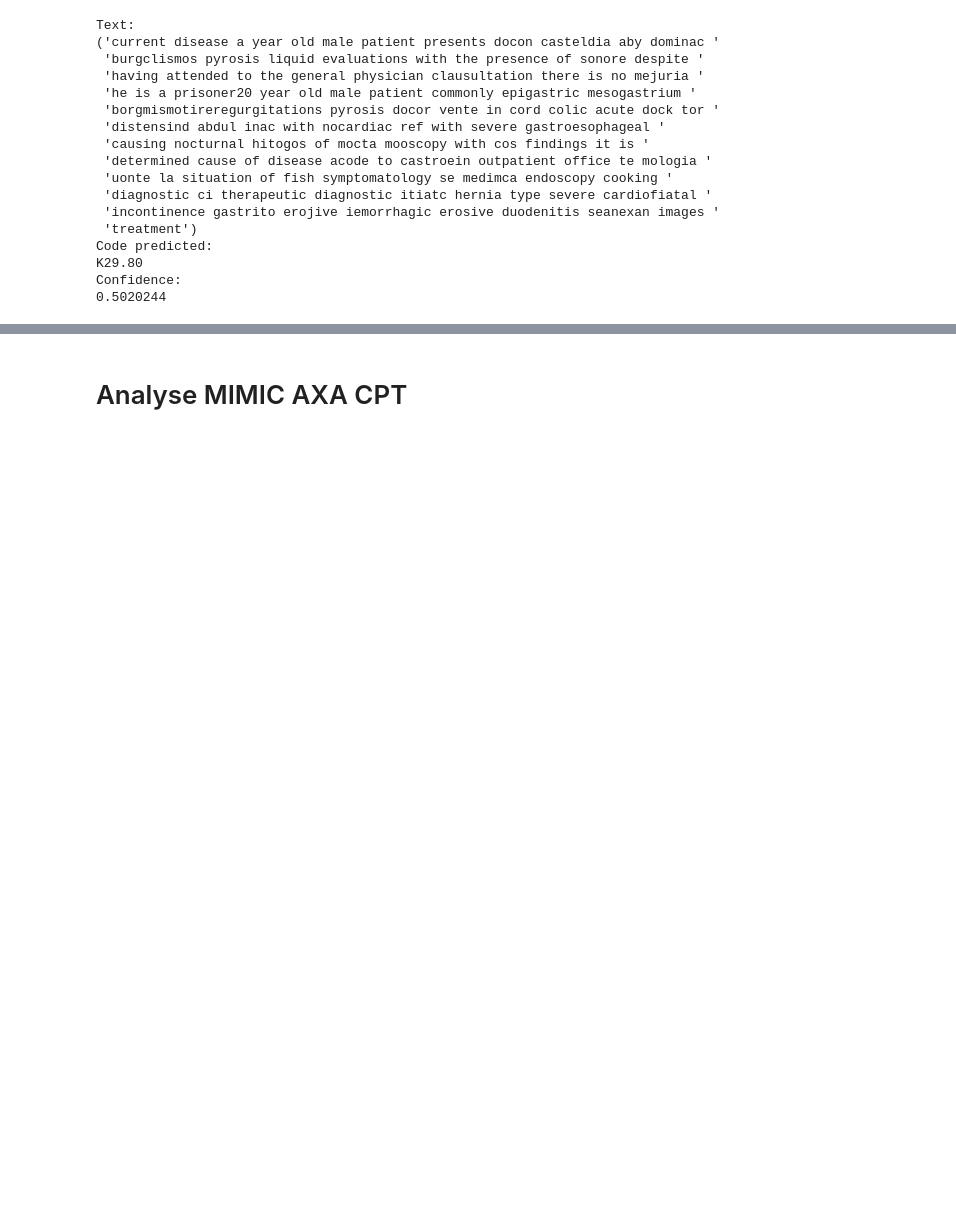
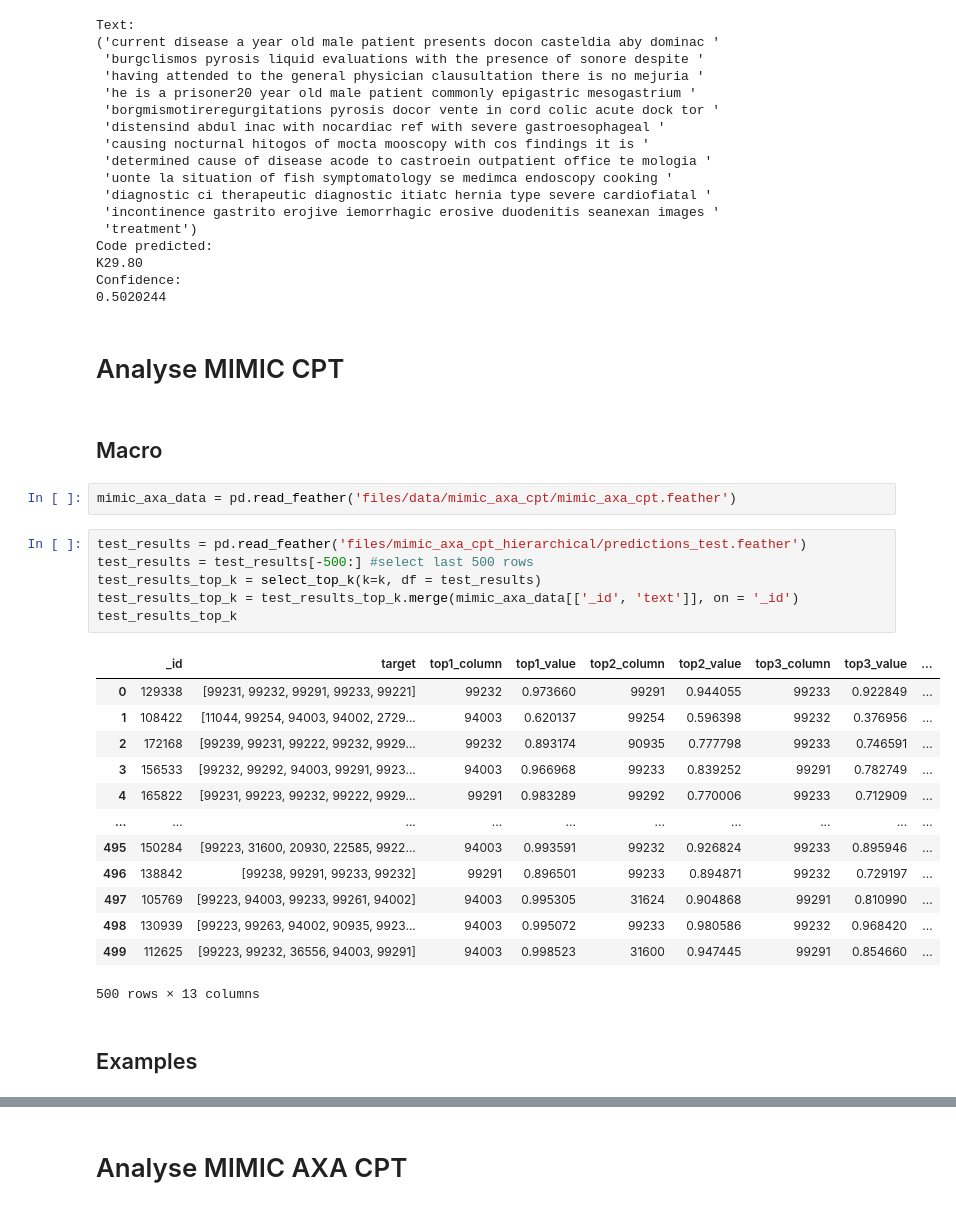
Before and after one commit to mickaelassaraf/medical_code_inference, a Jupyter notebook: notebooks/output_analysis.ipynb, the cells around one changed output, grey strips where cells are left out. Cells and saved outputs as stored; diff of their text form; blank space fills up the shorter version.

```diff
--- a/notebooks/output_analysis.ipynb
+++ b/notebooks/output_analysis.ipynb
@@ -179,3 +184,31 @@ Code predicted:
 K29.80
 Confidence:
 0.5020244
+# %% [markdown]
+# Analyse MIMIC CPT
+# %% [markdown]
+## Macro
+# %%
+mimic_axa_data = pd.read_feather('files/data/mimic_axa_cpt/mimic_axa_cpt.feather')
+# %%
+test_results = pd.read_feather('files/mimic_axa_cpt_hierarchical/predictions_test.feather')
+test_results = test_results[-500:] #select last 500 rows
+test_results_top_k = select_top_k(k=k, df = test_results)
+test_results_top_k = test_results_top_k.merge(mimic_axa_data[['_id', 'text']], on = '_id')
+test_results_top_k
+# %% [output]
+|  | _id | target | top1_column | top1_value | top2_column | top2_value | top3_column | top3_value | ... |
+| 0 | 129338 | [99231, 99232, 99291, 99233, 99221] | 99232 | 0.973660 | 99291 | 0.944055 | 99233 | 0.922849 | ... |
+| 1 | 108422 | [11044, 99254, 94003, 94002, 2729... | 94003 | 0.620137 | 99254 | 0.596398 | 99232 | 0.376956 | ... |
+| 2 | 172168 | [99239, 99231, 99222, 99232, 9929... | 99232 | 0.893174 | 90935 | 0.777798 | 99233 | 0.746591 | ... |
+| 3 | 156533 | [99232, 99292, 94003, 99291, 9923... | 94003 | 0.966968 | 99233 | 0.839252 | 99291 | 0.782749 | ... |
+| 4 | 165822 | [99231, 99223, 99232, 99222, 9929... | 99291 | 0.983289 | 99292 | 0.770006 | 99233 | 0.712909 | ... |
+| ... | ... | ... | ... | ... | ... | ... | ... | ... | ... |
+| 495 | 150284 | [99223, 31600, 20930, 22585, 9922... | 94003 | 0.993591 | 99232 | 0.926824 | 99233 | 0.895946 | ... |
+| 496 | 138842 | [99238, 99291, 99233, 99232] | 99291 | 0.896501 | 99233 | 0.894871 | 99232 | 0.729197 | ... |
+| 497 | 105769 | [99223, 94003, 99233, 99261, 94002] | 94003 | 0.995305 | 31624 | 0.904868 | 99291 | 0.810990 | ... |
+| 498 | 130939 | [99223, 99263, 94002, 90935, 9923... | 94003 | 0.995072 | 99233 | 0.980586 | 99232 | 0.968420 | ... |
+| 499 | 112625 | [99223, 99232, 36556, 94003, 99291] | 94003 | 0.998523 | 31600 | 0.947445 | 99291 | 0.854660 | ... |
+500 rows × 13 columns
+# %% [markdown]
+## Examples
```
Also changed, not shown: parts of 3 cells of this notebook.
